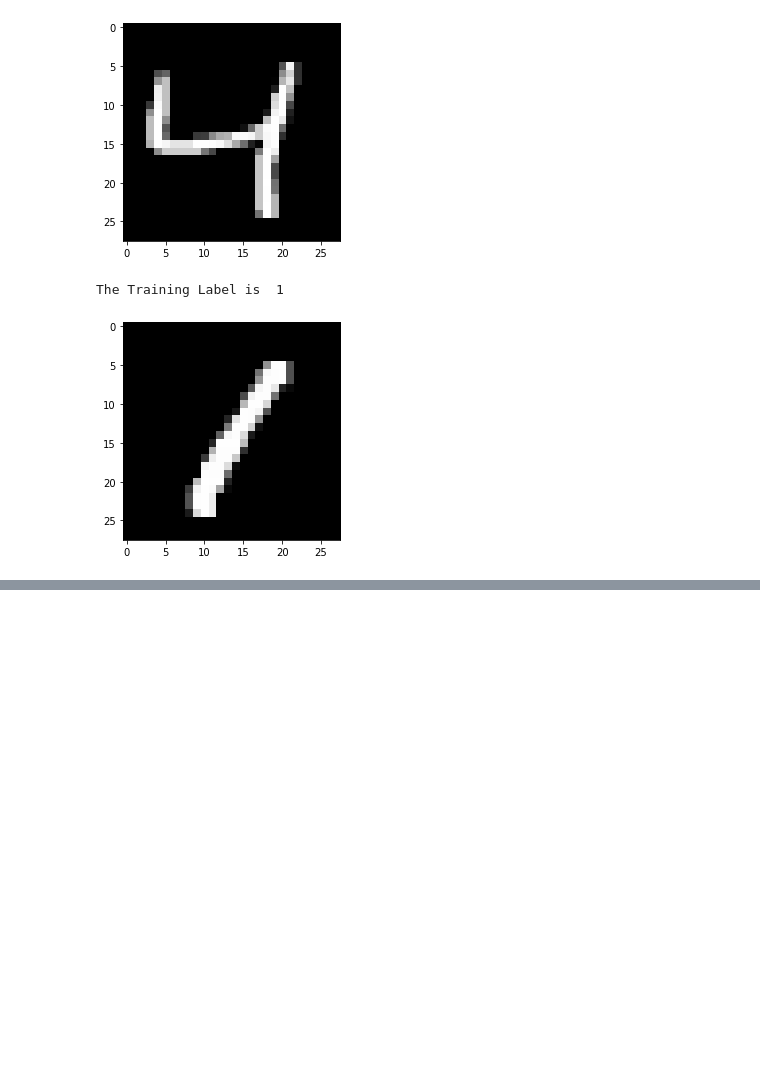
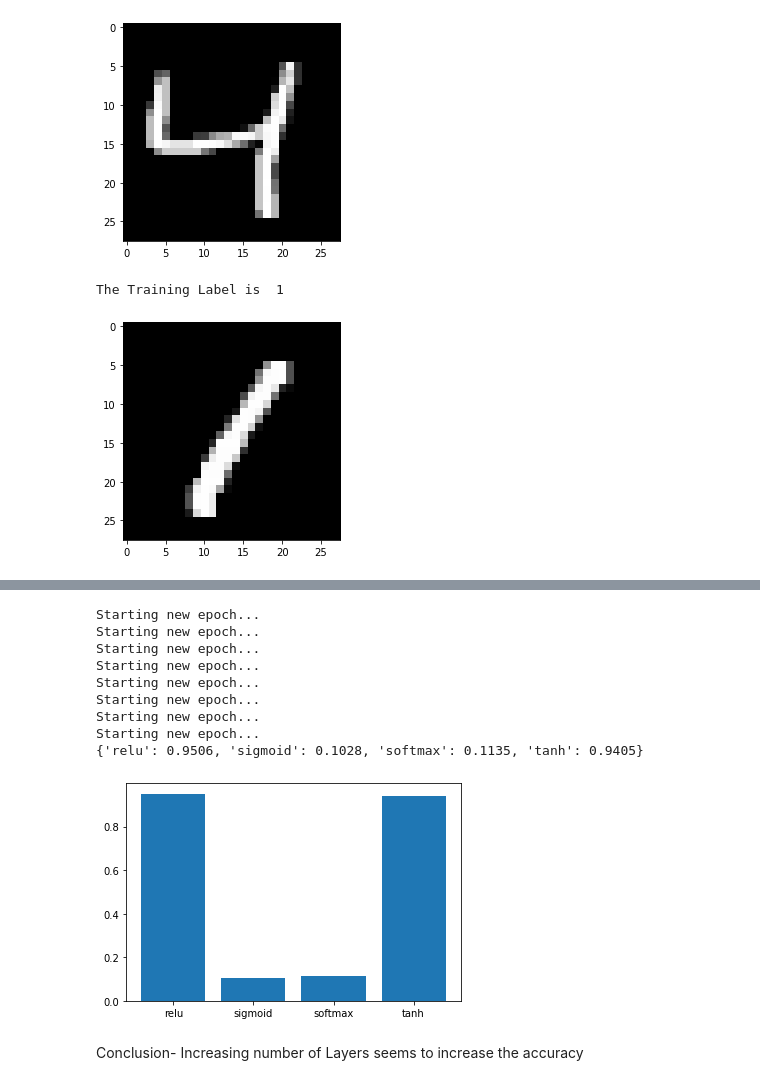
Before and after one commit to BlackCurrantDS/DeepLearning, a Jupyter notebook: Deep_Learning_Assignment1.ipynb, the cells around one changed output, grey strips where cells are left out. Drawn from its saved outputs; the diff is of its cells as text; code cells hidden in the pictures; blank space fills up the shorter version.

```diff
--- a/Deep_Learning_Assignment1.ipynb
+++ b/Deep_Learning_Assignment1.ipynb
@@ -535,0 +613,80 @@ KeyboardInterrupt: ignored
+# %%
+dict_for_acc = dict()
+fun = ['relu', 'sigmoid', 'softmax', 'tanh']
+
+for i in fun:
+  W1 = tf.Variable(tf.random.uniform([784, 250], -0.1,0.1,dtype=np.float32))
+  b1 = tf.Variable(tf.random.uniform([250], -0.1,0.1, dtype=np.float32))
+
+
+  W2 = tf.Variable(tf.random.uniform([250, 128],-0.1,0.1,dtype=np.float32))
+  b2 = tf.Variable(tf.random.uniform([128],-0.1,0.1, dtype=np.float32))
+
+   #for out layer
+  W3 = tf.Variable(tf.random.uniform([128, 60],-0.1,0.1,dtype=np.float32))
+  b3 = tf.Variable(tf.random.uniform([60],-0.1,0.1, dtype=np.float32))
+
+  W4 = tf.Variable(tf.random.uniform([60, 10],-0.1,0.1,dtype=np.float32))
+  b4 = tf.Variable(tf.random.uniform([10],-0.1,0.1, dtype=np.float32))
+
+  for step in range(train_steps):
+    img_batch, lbl_batch = data.next_batch()
+    with tf.GradientTape(persistent=True) as tape:
+        logits1 = tf.matmul(img_batch, W1) + b1
+        logits1 = activation_fun(logits1,i)
+        logit2 = tf.matmul(logits1, W2) + b2
+        logit2 = activation_fun(logit2,i)
+        logit3 = tf.matmul(logit2, W3) + b3
+        logit3 = activation_fun(logit3,i)
+        logit4 = tf.matmul(logit3, W4) + b4
+        xent = tf.reduce_mean(tf.nn.sparse_softmax_cross_entropy_with_logits(
+            logits=logit4, labels=lbl_batch))
+
+
+    grads1 = tape.gradient(xent, [W1, b1])
+    W1.assign_sub(learning_rate * grads1[0])
+    b1.assign_sub(learning_rate * grads1[1])
+
+
+    grads2 = tape.gradient(xent, [W2, b2])
+    W2.assign_sub(learning_rate * grads2[0])
+    b2.assign_sub(learning_rate * grads2[1])
+
+    grads3 = tape.gradient(xent, [W3, b3])
+    W3.assign_sub(learning_rate * grads3[0])
+    b3.assign_sub(learning_rate * grads3[1])
+
+    grads4 = tape.gradient(xent, [W4, b4])
+    W4.assign_sub(learning_rate * grads4[0])
+    b4.assign_sub(learning_rate * grads4[1])
+
+  test_preds_layer_1 = tf.matmul(data.test_data, W1) + b1
+  test_preds_layer_1 = activation_fun(test_preds_layer_1,i)
+  test_preds_layer_2 = tf.matmul(test_preds_layer_1, W2) + b2
+  test_preds_layer_2 = activation_fun(test_preds_layer_2,i)
+  test_preds_layer_3 = tf.matmul(test_preds_layer_2, W3) + b3
+  test_preds_layer_3 = activation_fun(test_preds_layer_3,i)
+  test_preds = tf.argmax(tf.matmul(test_preds_layer_3, W4) + b4, axis=1,
+                       output_type=tf.int32)
+  acc = tf.reduce_mean(tf.cast(tf.equal(test_preds, data.test_labels),
+                             tf.float32))
+  #print("Accuracy with {} weights is {}".format(i,acc))
+  dict_for_acc[str(i)] = acc.numpy()
+
+
+print(dict_for_acc)
+plt.bar(*zip(*dict_for_acc.items()))
+plt.show()
+# %% [output]
+Starting new epoch...
+Starting new epoch...
+Starting new epoch...
+Starting new epoch...
+Starting new epoch...
+Starting new epoch...
+Starting new epoch...
+Starting new epoch...
+{'relu': 0.9506, 'sigmoid': 0.1028, 'softmax': 0.1135, 'tanh': 0.9405}
+[figure, added]
+# %% [markdown]
+Conclusion- Increasing number of Layers seems to increase the accuracy
```
Also changed, not shown: parts of 69 cells of this notebook.
